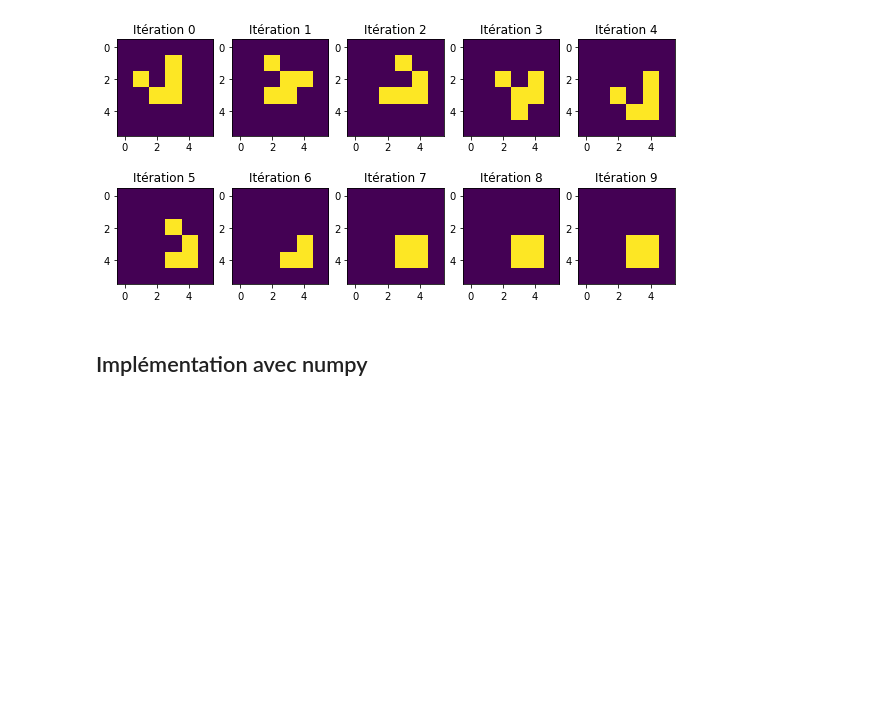
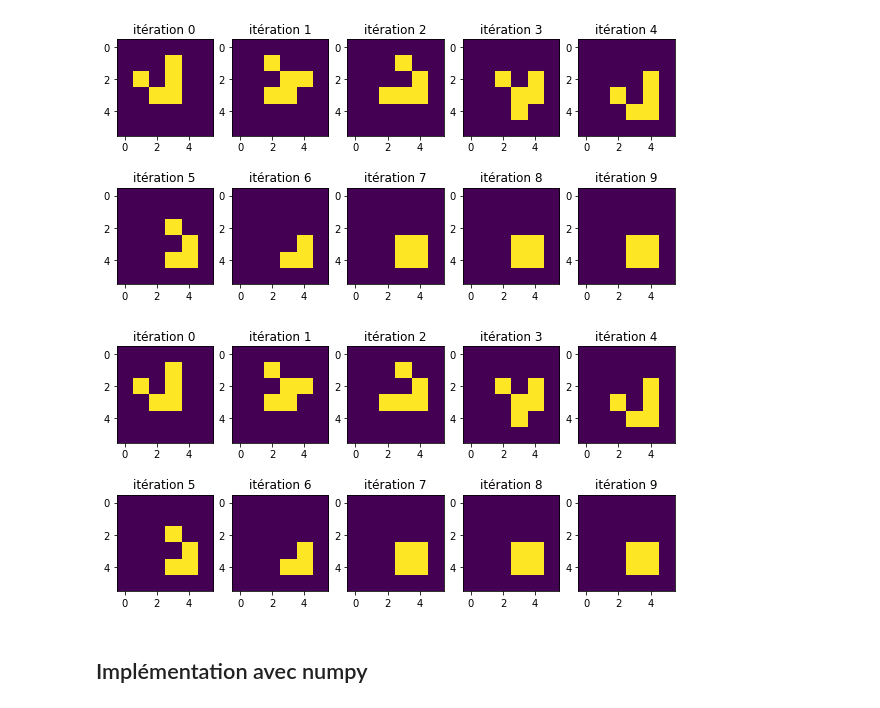
Before and after one commit to fanchonherman/TP_jeu_vie, a Jupyter notebook: notebook_HMMA238_fanchonherman.ipynb, the cells around one changed output. Saved outputs shown, nothing was run; the diff lists cells and outputs as text; code cells hidden in the pictures; blank space fills up the shorter version.

```diff
--- a/notebook_HMMA238_fanchonherman.ipynb
+++ b/notebook_HMMA238_fanchonherman.ipynb
@@ -102,9 +102,30 @@ for i in range(1, 11):
     Z = np.array(Z)
     plt.imshow(Z)
     Z_etape = iteration_jeu(Z)
-    plt.title("Itération " + str(i-1))
+    plt.title("itération " + str(i-1))
 # %% [output]
 [figure]
+# %%
+Z = [[0, 0, 0, 0, 0, 0],
+     [0, 0, 0, 1, 0, 0],
+     [0, 1, 0, 1, 0, 0],
+     [0, 0, 1, 1, 0, 0],
+     [0, 0, 0, 0, 0, 0],
+     [0, 0, 0, 0, 0, 0]]
+
+def iterations(mat, fonction):
+    plt.figure(figsize=(10, 5))
+    for i in range(1, 11):
+        plt.subplot(2, 5, i)
+        mat = np.array(mat)
+        plt.imshow(mat)
+        mat_etape = fonction(mat)
+        plt.title("itération " + str(i-1))
+
+
+iterations(Z, iteration_jeu)
+# %% [output]
+[figure, added]
 # %%
 # entre l'iteration 0 et 4 on constate que l'on obtient la meme chose à quelques décalage près
 # ie decalage de 1 vers la droite et de 1 vers le bas
```
Also changed, not shown: parts of 7 cells of this notebook.
